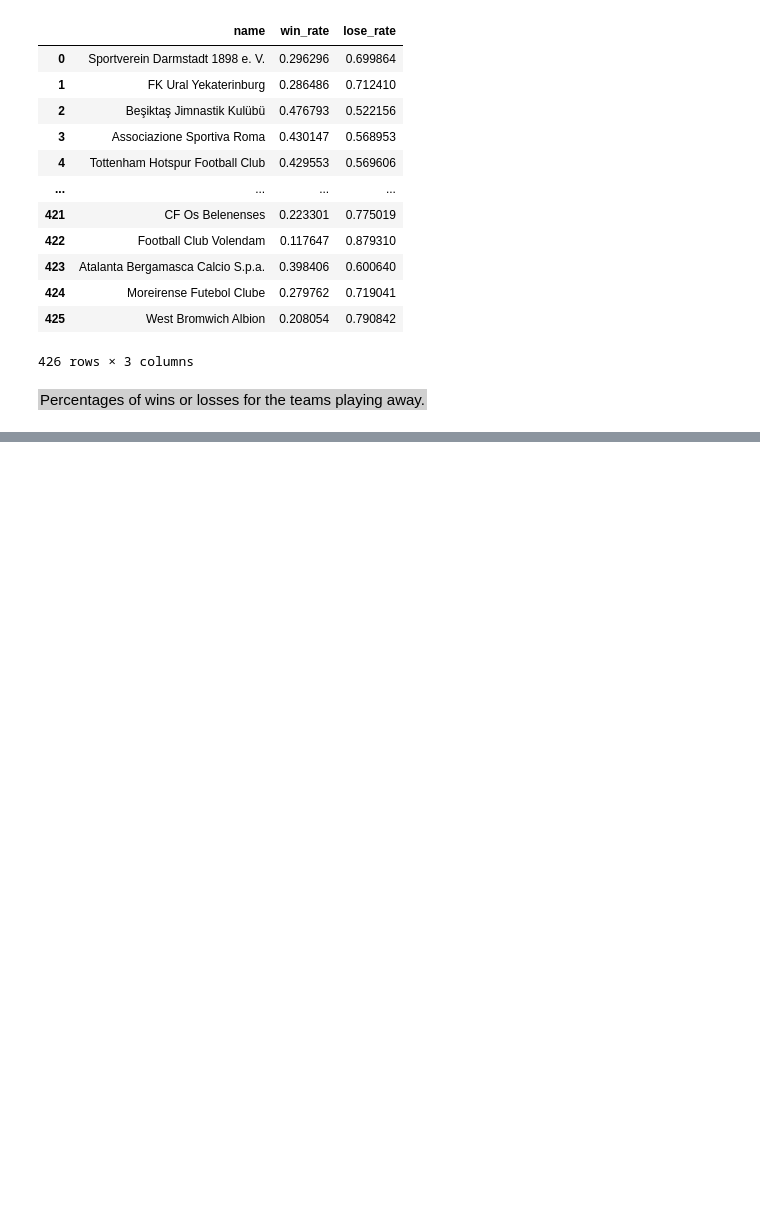
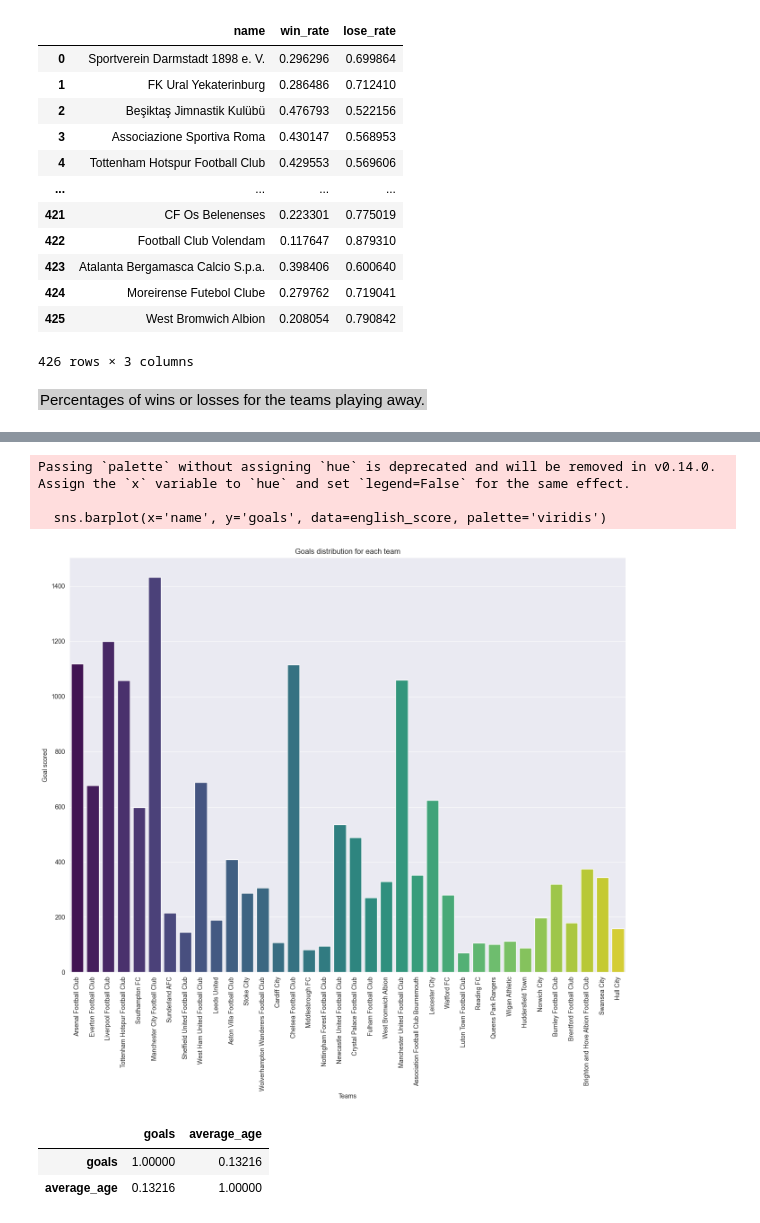
Before and after one commit to ZakAbourida/IUM-TWEB-UniTo, a Jupyter notebook: MainDirectory/Python Part/DataAnalysis.ipynb, the cells around one changed output, grey strips where cells are left out. Saved outputs shown, nothing was run; the diff lists cells and outputs as text; code cells hidden in the pictures; blank space fills up the shorter version.

```diff
--- a/MainDirectory/Python Part/DataAnalysis.ipynb
+++ b/MainDirectory/Python Part/DataAnalysis.ipynb
@@ -992,0 +1073,3 @@ merge_club_away[['name', 'win_rate', 'lose_rate']]
+# %%
+english_score.reset_index(inplace=True)
+english_score
@@ -992,0 +1094,22 @@ merge_club_away[['name', 'win_rate', 'lose_rate']]
+# %%
+plt.figure(figsize=(16, 12))
+sns.barplot(x='name', y='goals', data=english_score, palette='viridis')
+
+plt.title('Goals distribution for each team')
+plt.xlabel('Teams')
+plt.ylabel('Goal scored')
+plt.xticks(rotation= 90)
+
+plt.show()
+# %% [output]
+Passing `palette` without assigning `hue` is deprecated and will be removed in v0.14.0. Assign the `x` variable to `hue` and set `legend=False` for the same effect.
+
+  sns.barplot(x='name', y='goals', data=english_score, palette='viridis')
+[figure, added]
+# %%
+english_corr = english_score[['goals','average_age']].corr()
+english_corr
+# %% [output]
+|  | goals | average_age |
+| goals | 1.00000 | 0.13216 |
+| average_age | 0.13216 | 1.00000 |
```
Also changed, not shown: parts of 18 cells of this notebook.
